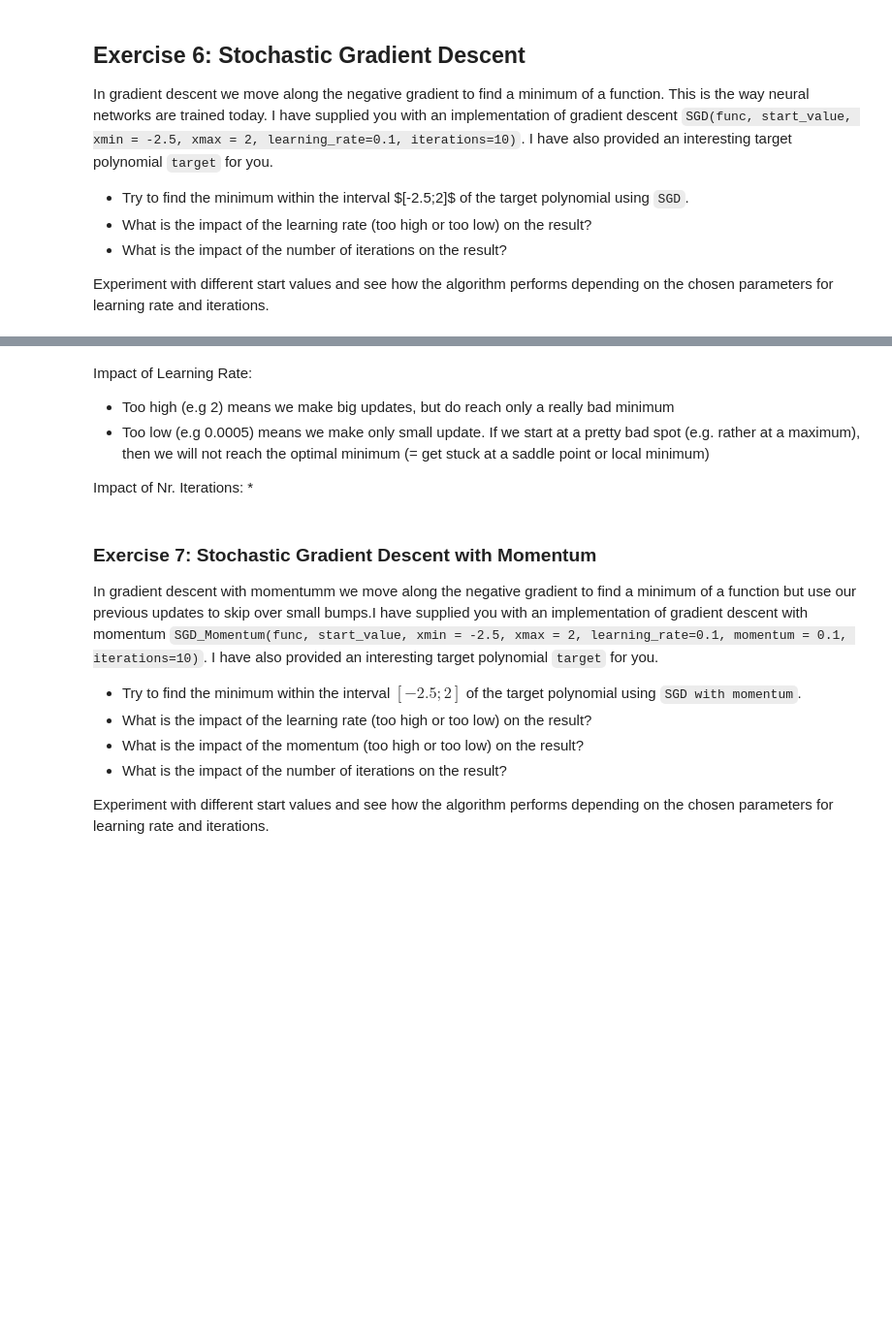
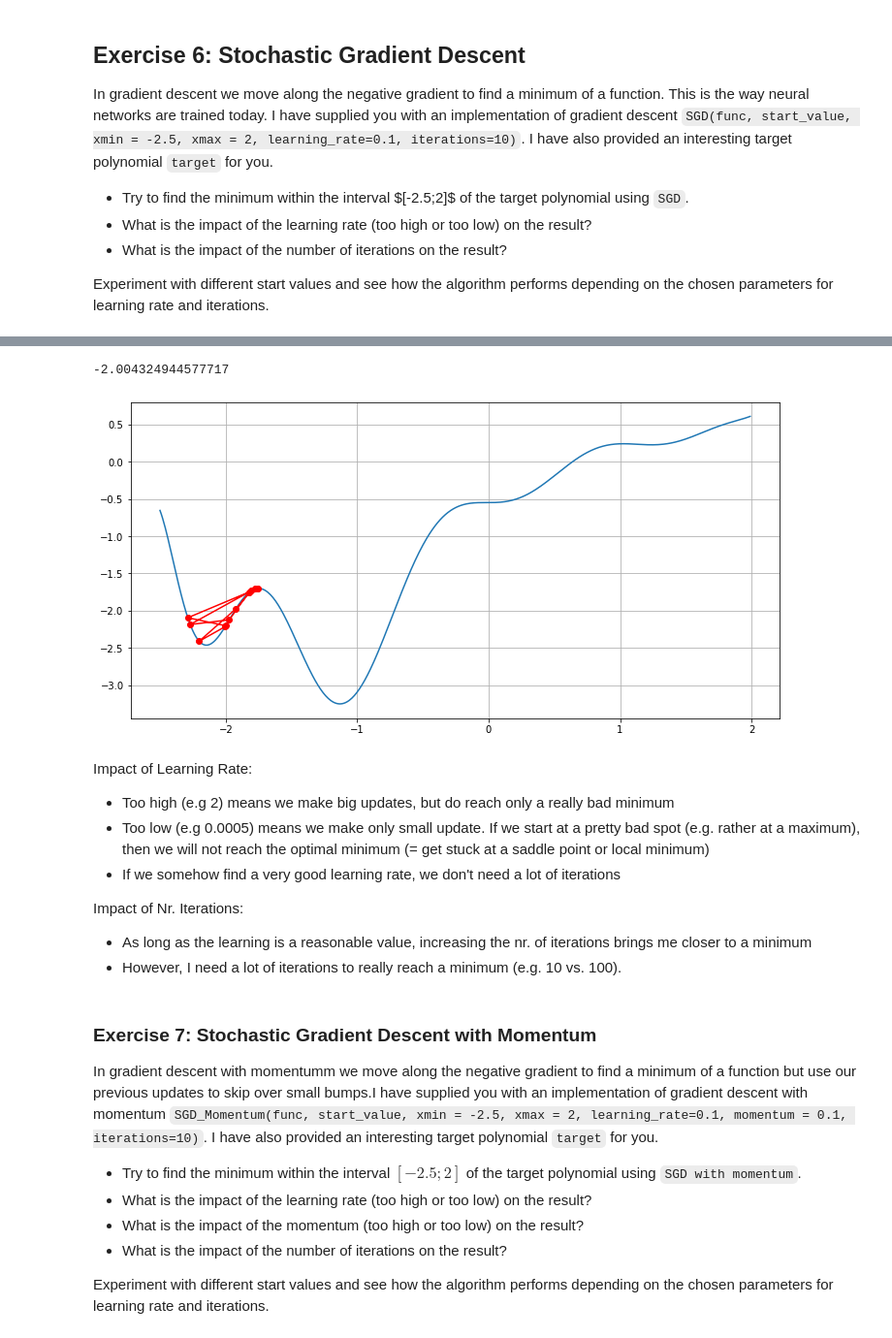
Before and after one commit to xBlade58/ma-ws22-machine-learning-assignments, a Jupyter notebook: Exercise_06/Neural_Network_Exercises_v3.ipynb, the cells around one changed output, grey strips where cells are left out. Shown: that part at 97% size. Cells and saved outputs as stored; diff of their text form; code cells hidden in the pictures; blank space fills up the shorter version.

```diff
--- a/Exercise_06/Neural_Network_Exercises_v3.ipynb
+++ b/Exercise_06/Neural_Network_Exercises_v3.ipynb
@@ -393,11 +401,20 @@ print(minVal)
+# %%
+# Too high iterations
+minVal = SGD(target, -2, learning_rate=0.1,iterations=10)
+print(minVal)
+# %% [output]
+-2.004324944577717
+[figure, added]
 # %% [markdown]
 Impact of Learning Rate:
 * Too high (e.g 2) means we make big updates, but do reach only a really bad minimum
 * Too low (e.g 0.0005) means we make only small update. If we start at a pretty bad spot (e.g. rather at a maximum), then we will not reach the optimal minimum (= get stuck at a saddle point or local minimum)
+* If we somehow find a very good learning rate, we don't need a lot of iterations
 
 
 Impact of Nr. Iterations:
-*
+* As long as the learning is a reasonable value, increasing the nr. of iterations brings me closer to a minimum
+* However, I need a lot of iterations to really reach a minimum (e.g. 10 vs. 100).
 # %% [markdown]
 ### Exercise 7: Stochastic Gradient Descent with Momentum
 
```
Also changed, not shown: parts of 16 cells of this notebook, 1 other file.
